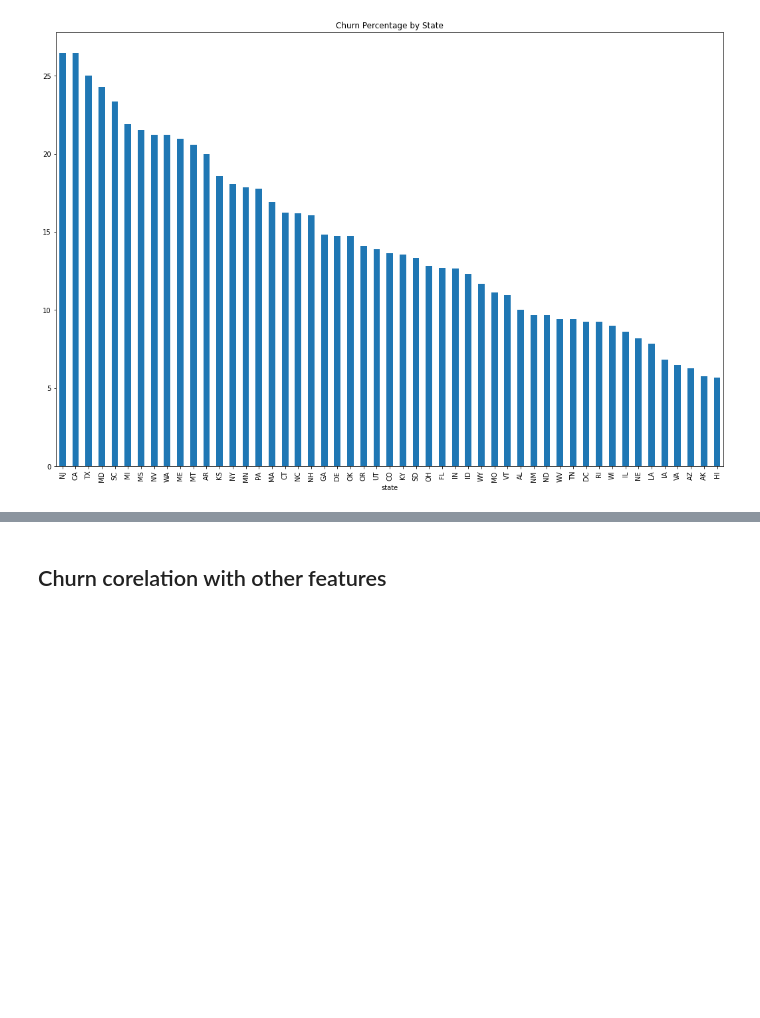
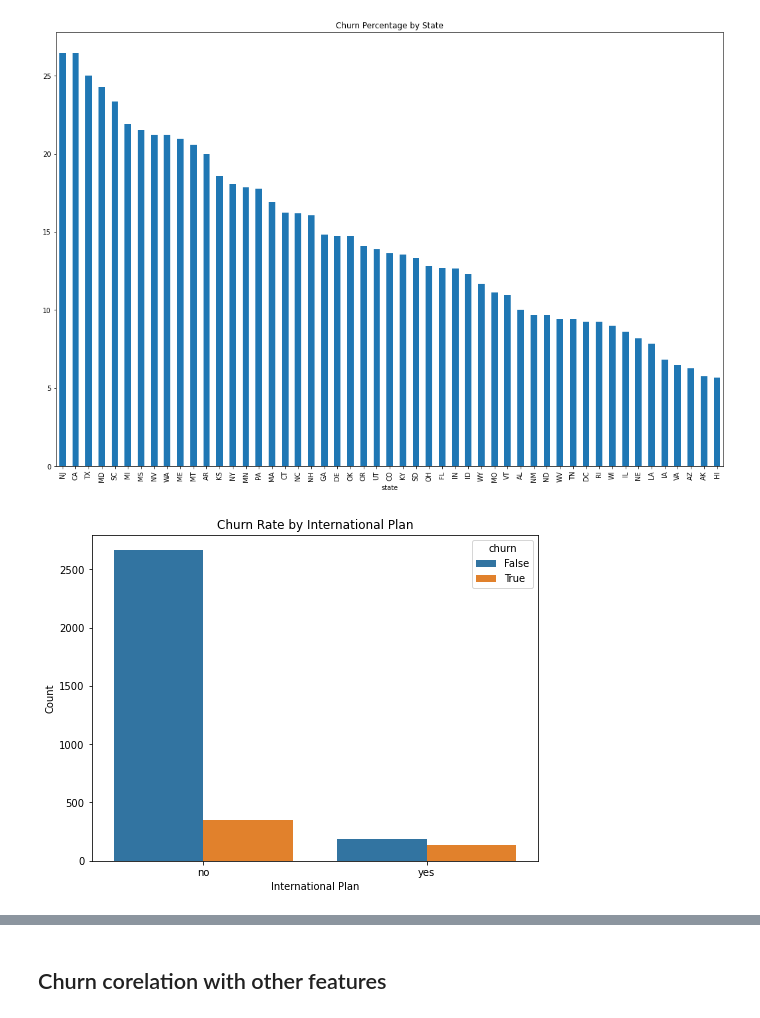
Before and after one commit to clivethiongo/PHASE-3-PROJECT, a Jupyter notebook: PHASE 3 MODEL CLASSIFICATION CHURN REPORT.ipynb, the cells around one changed output, grey strips where cells are left out. Saved outputs shown, nothing was run; the diff lists cells and outputs as text; code cells hidden in the pictures; blank space fills up the shorter version.

```diff
--- a/PHASE 3 MODEL CLASSIFICATION CHURN REPORT.ipynb
+++ b/PHASE 3 MODEL CLASSIFICATION CHURN REPORT.ipynb
@@ -124,9 +124,10 @@ dtype: int64
 # %% [markdown]
 No dupliacted values
 # %%
-df.drop(columns=['phone number'], inplace=True)
+df_droped = df.copy()
 
-df.head()
+df_droped.drop(columns=['phone number'], inplace=True)
+df_droped.head()
 # %% [output]
 |  | state | account length | area code | international plan | voice mail plan | number vmail messages | ... |
 | 0 | KS | 128 | 415 | no | yes | 25 | ... |
@@ -183,3 +184,13 @@ plt.title('Churn Percentage by State')
 # %% [output]
 Text(0.5, 1.0, 'Churn Percentage by State')
 [figure]
+# %%
+# Churn rate by international plan
+plt.figure(figsize=(8, 6))
+sns.countplot(data=df_droped, x='international plan', hue='churn')
+plt.title('Churn Rate by International Plan')
+plt.xlabel('International Plan')
+plt.ylabel('Count')
+plt.show()
+# %% [output]
+[figure, added]
```
Also changed, not shown: parts of 15 cells of this notebook, 1 other file.
